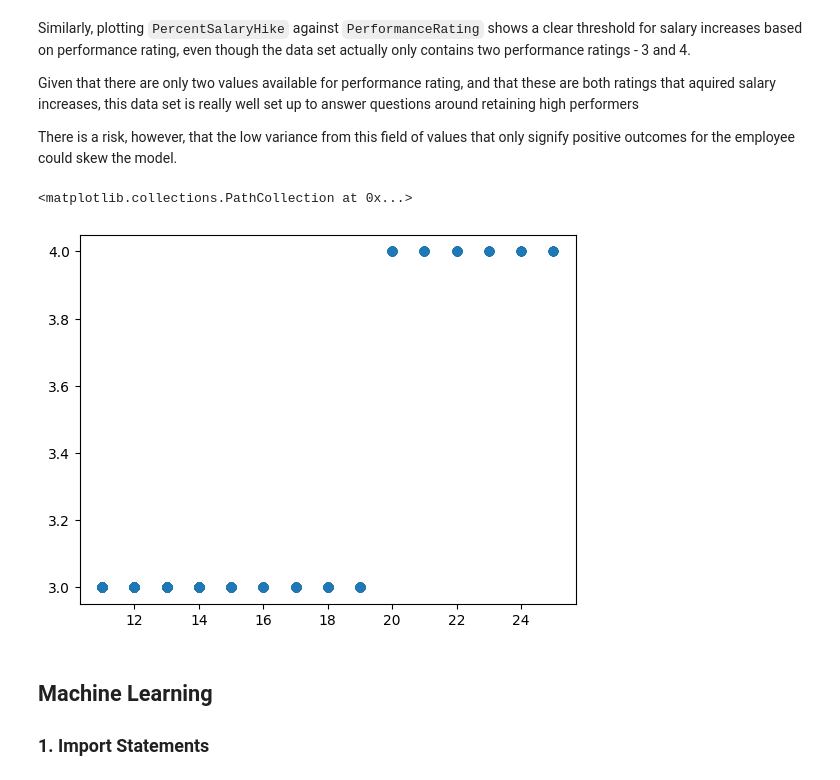
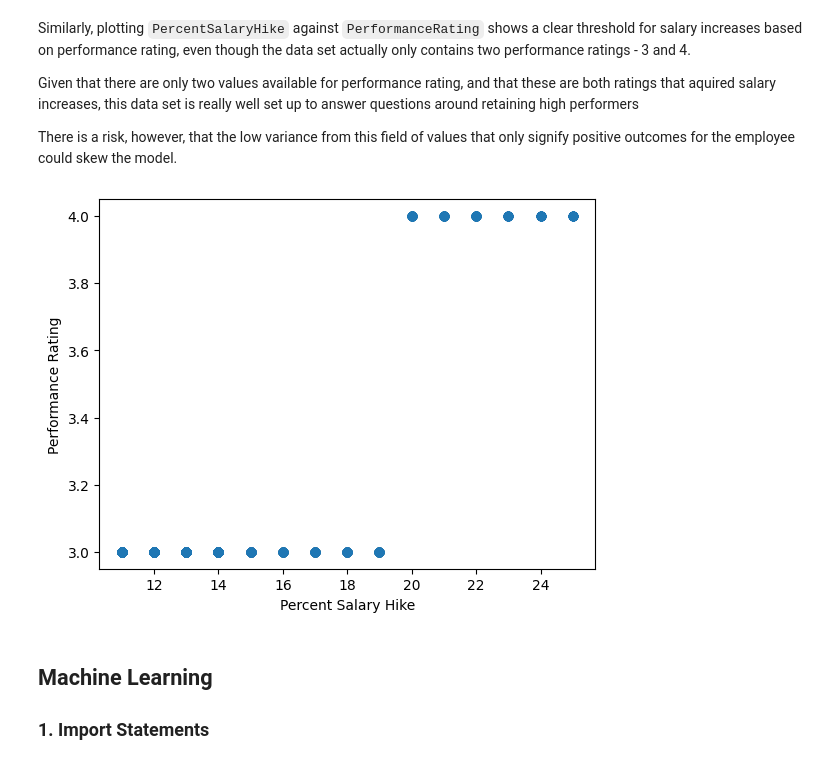
Before and after one commit to ymcgillicuddy/HR-Analytics, a Jupyter notebook: HR Analytics.ipynb, the cells around one changed output. Cells and saved outputs as stored; diff of their text form; code cells hidden in the pictures.

```diff
--- a/HR Analytics.ipynb
+++ b/HR Analytics.ipynb
@@ -202,9 +203,11 @@ Given that there are only two values available for performance rating, and that
 There is a risk, however, that the low variance from this field of values that only signify positive outcomes for the employee could skew the model.
 # %%
 plt.scatter(df['PercentSalaryHike'], df['PerformanceRating']) # plotting PercentSalaryHike against PerformanceRating
+plt.xlabel("Percent Salary Hike")
+plt.ylabel("Performance Rating")
+plt.show()
 # %% [output]
-<matplotlib.collections.PathCollection at 0x...>
-[figure, old version]
+[figure, new version]
 # %% [markdown]
 ## Machine Learning
 ### 1. Import Statements
```
Also changed, not shown: parts of 11 cells of this notebook, 1 other file.
